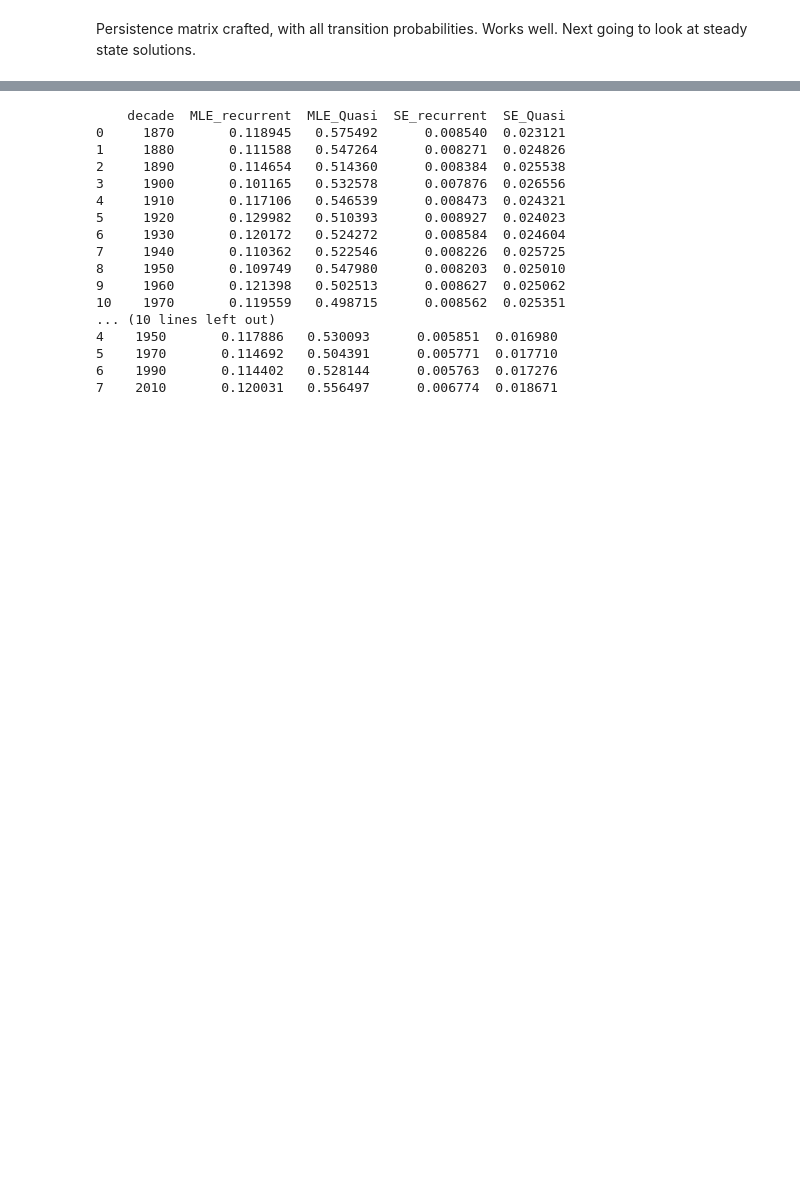
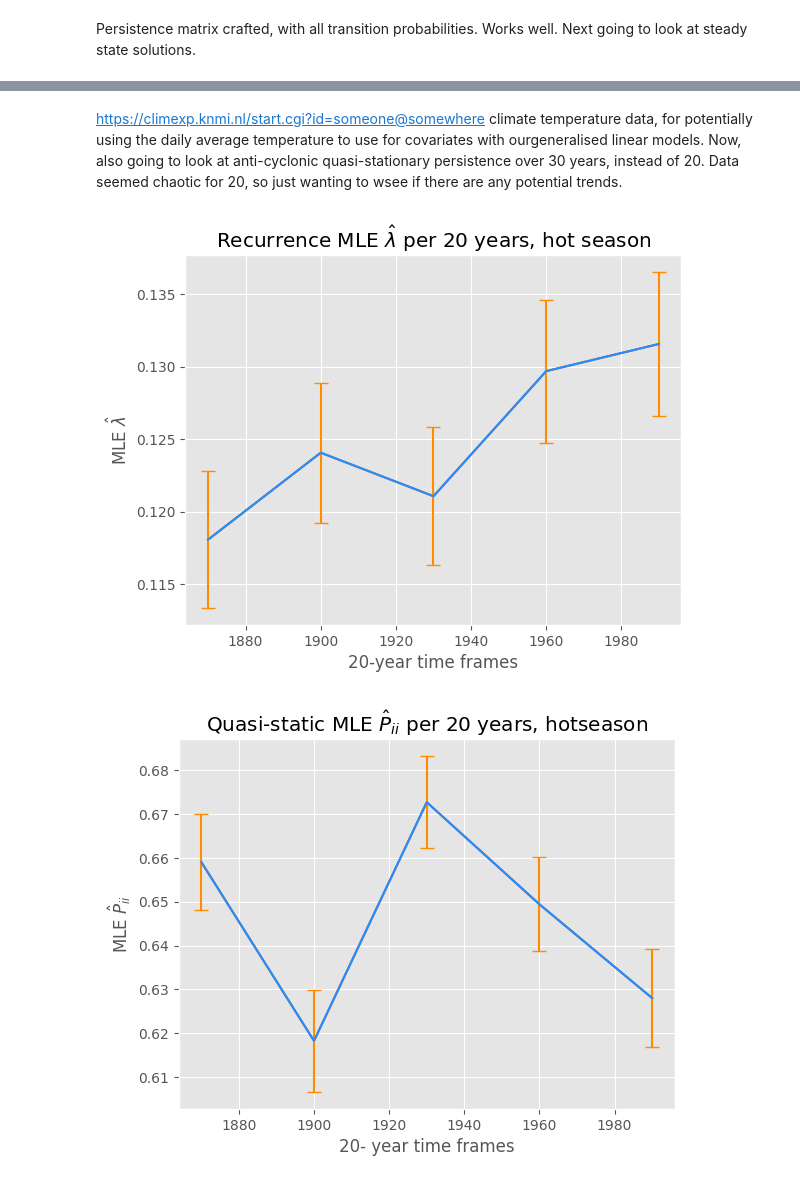
Before and after one commit to R-Mulholland/Persistecnce, a Jupyter notebook: Persistence.ipynb, the cells around one changed output, grey strips where cells are left out. Saved outputs shown, nothing was run; the diff lists cells and outputs as text; code cells hidden in the pictures; blank space fills up the shorter version.

```diff
--- a/Persistence.ipynb
+++ b/Persistence.ipynb
@@ -518,21 +548,2 @@ MLE_R(df_cold,types)
-# %%
-print(df_MLE10)
-print(df_MLE20)
-# %% [output]
-    decade  MLE_recurrent  MLE_Quasi  SE_recurrent  SE_Quasi
-0     1870       0.118945   0.575492      0.008540  0.023121
-1     1880       0.111588   0.547264      0.008271  0.024826
-2     1890       0.114654   0.514360      0.008384  0.025538
-3     1900       0.101165   0.532578      0.007876  0.026556
-4     1910       0.117106   0.546539      0.008473  0.024321
-5     1920       0.129982   0.510393      0.008927  0.024023
-6     1930       0.120172   0.524272      0.008584  0.024604
-7     1940       0.110362   0.522546      0.008226  0.025725
-8     1950       0.109749   0.547980      0.008203  0.025010
-9     1960       0.121398   0.502513      0.008627  0.025062
-10    1970       0.119559   0.498715      0.008562  0.025351
-... (10 lines left out)
-4    1950       0.117886   0.530093      0.005851  0.016980
-5    1970       0.114692   0.504391      0.005771  0.017710
-6    1990       0.114402   0.528144      0.005763  0.017276
-7    2010       0.120031   0.556497      0.006774  0.018671
+# %% [markdown]
+https://climexp.knmi.nl/start.cgi?id=someone@somewhere climate temperature data, for potentially using the daily average temperature to use for covariates with ourgeneralised linear models. Now, also going to look at anti-cyclonic quasi-stationary persistence over 30 years, instead of 20. Data seemed chaotic for 20, so just wanting to wsee if there are any potential trends.
@@ -538,0 +575,27 @@ print(df_MLE20)
+# %%
+plt.plot(df_MLE30hot['decade'], df_MLE30hot['MLE_recurrent'])
+plt.xlabel("20-year time frames")
+plt.ylabel(r"MLE $\hat{\lambda}$")
+plt.title(r"Recurrence MLE $\hat{\lambda}$ per 20 years, hot season")
+plt.grid(True)
+plt.errorbar(df_MLE30hot['decade'], df_MLE30hot['MLE_recurrent'],
+             yerr = SE_R30hot,
+             color = 'dodgerblue',
+             ecolor ='darkorange',
+             capsize = 5)
+plt.show()
+
+plt.plot(df_MLE30hot['decade'], df_MLE30hot['MLE_Quasi'])
+plt.xlabel("20- year time frames")
+plt.ylabel(r"MLE $\hat{P}_{ii}$ ")
+plt.title(r"Quasi-static MLE $\hat{P}_{ii}$ per 20 years, hotseason")
+plt.errorbar(df_MLE30hot['decade'], df_MLE30hot['MLE_Quasi'],
+             yerr = SE_QS30hot,#
+             color = 'dodgerblue',
+             ecolor ='darkorange',
+             capsize = 5)
+plt.grid(True)
+plt.show()
+# %% [output]
+[figure, added]
+[figure, added]
```
Also changed, not shown: parts of 13 cells of this notebook.
